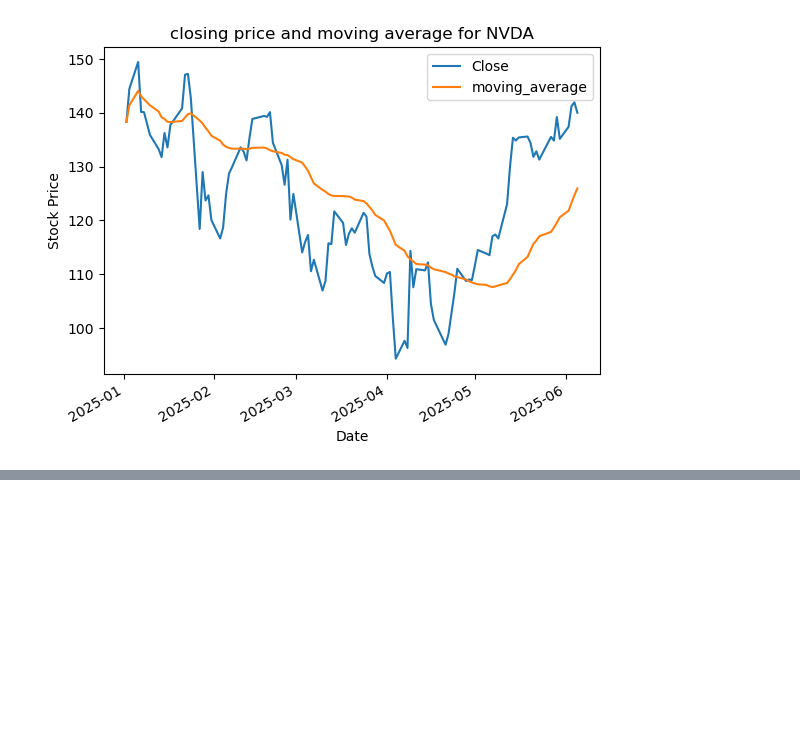
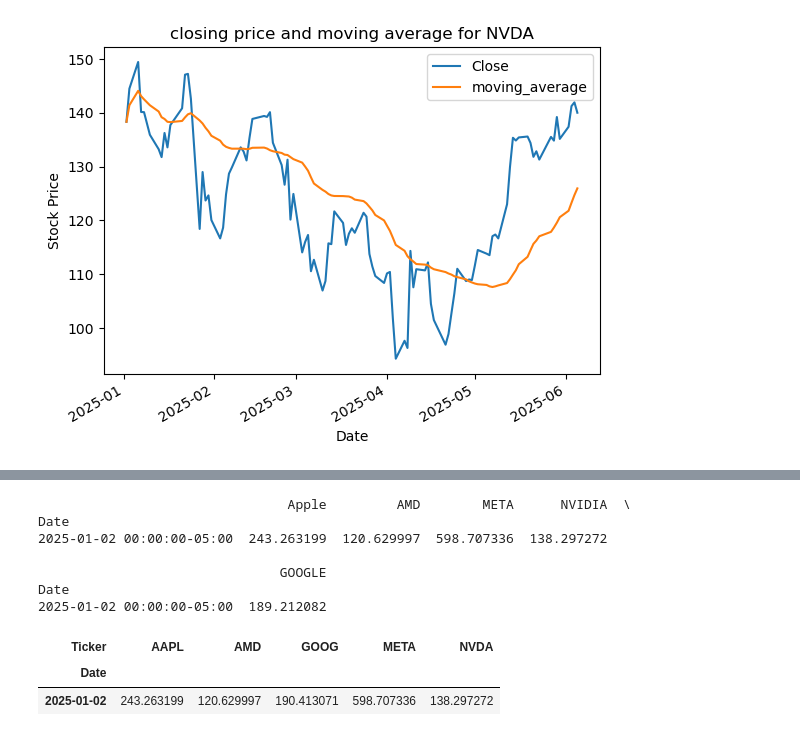
Before and after one commit to jasonrdz/economic-outlook, a Jupyter notebook: stock_tracker.ipynb, the cells around one changed output, grey strips where cells are left out. Cells and saved outputs as stored; diff of their text form; code cells hidden in the pictures; blank space fills up the shorter version.

```diff
--- a/stock_tracker.ipynb
+++ b/stock_tracker.ipynb
@@ -190,0 +225,15 @@ algo_t
+# %%
+print(df.head(1))
+
+new_data.head(1)
+# %% [output]
+                                Apple         AMD        META      NVIDIA  \
+Date
+2025-01-02 00:00:00-05:00  243.263199  120.629997  598.707336  138.297272
+
+                               GOOGLE
+Date
+2025-01-02 00:00:00-05:00  189.212082
+| Ticker | AAPL | AMD | GOOG | META | NVDA |
+| Date |  |  |  |  |  |
+| 2025-01-02 | 243.263199 | 120.629997 | 190.413071 | 598.707336 | 138.297272 |
```
Also changed, not shown: parts of 5 cells of this notebook.
